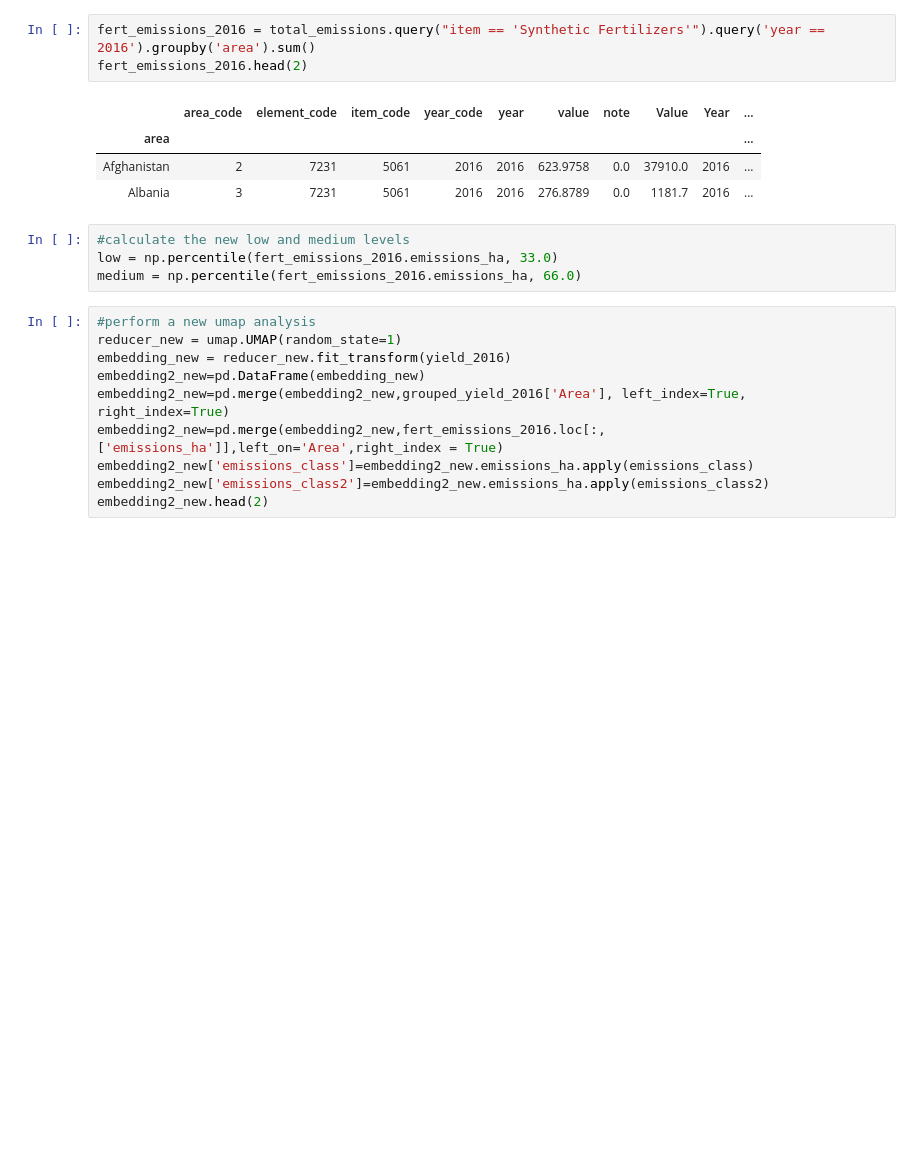
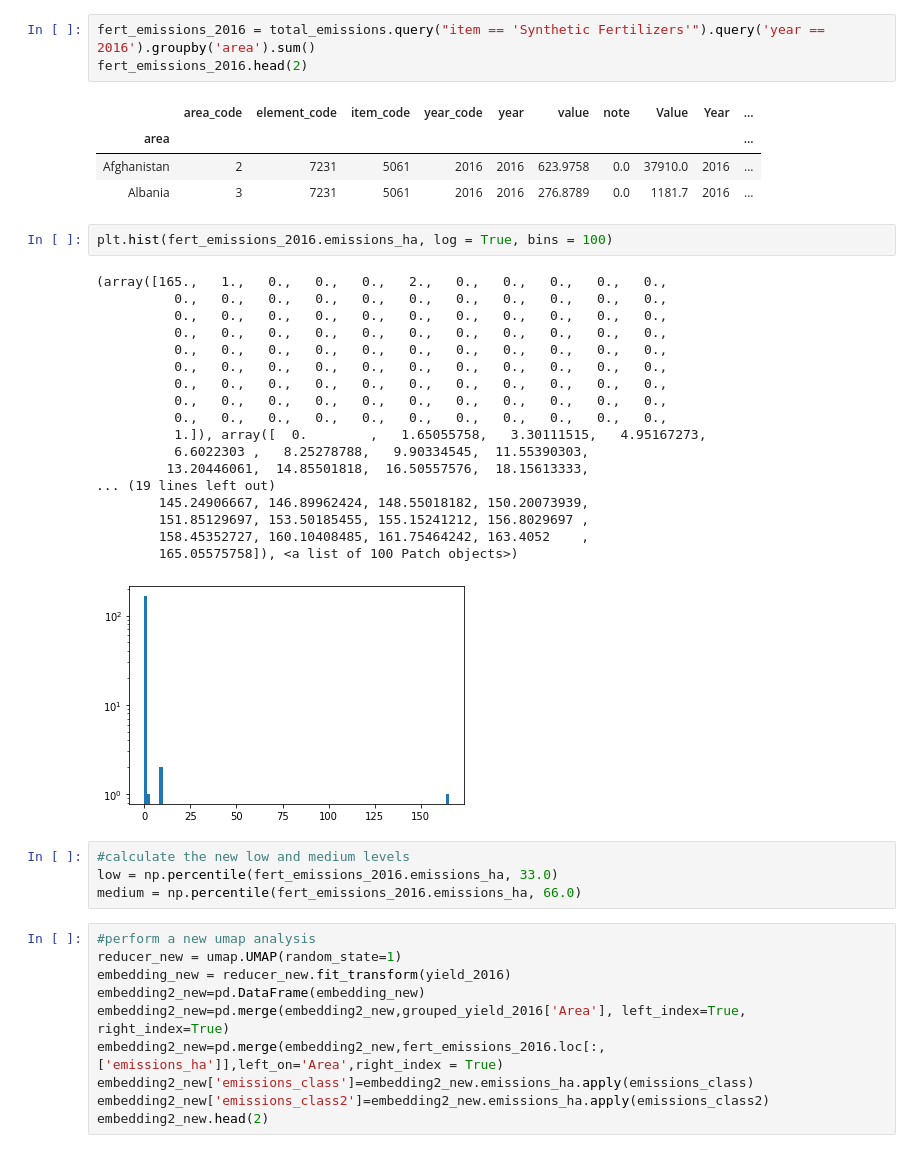
Before and after one commit to amara-slaymaker/ada_project-ada_nakamura, a Jupyter notebook: Skeleton.ipynb, the cells around one changed output. Saved outputs shown, nothing was run; the diff lists cells and outputs as text; blank space fills up the shorter version.

```diff
--- a/Skeleton.ipynb
+++ b/Skeleton.ipynb
@@ -1279,6 +1288,27 @@ fert_emissions_2016.head(2)
 | area |  |  |  |  |  |  |  |  |  | ... |
 | Afghanistan | 2 | 7231 | 5061 | 2016 | 2016 | 623.9758 | 0.0 | 37910.0 | 2016 | ... |
 | Albania | 3 | 7231 | 5061 | 2016 | 2016 | 276.8789 | 0.0 | 1181.7 | 2016 | ... |
+# %%
+plt.hist(fert_emissions_2016.emissions_ha, log = True, bins = 100)
+# %% [output]
+(array([165.,   1.,   0.,   0.,   0.,   2.,   0.,   0.,   0.,   0.,   0.,
+          0.,   0.,   0.,   0.,   0.,   0.,   0.,   0.,   0.,   0.,   0.,
+          0.,   0.,   0.,   0.,   0.,   0.,   0.,   0.,   0.,   0.,   0.,
+          0.,   0.,   0.,   0.,   0.,   0.,   0.,   0.,   0.,   0.,   0.,
+          0.,   0.,   0.,   0.,   0.,   0.,   0.,   0.,   0.,   0.,   0.,
+          0.,   0.,   0.,   0.,   0.,   0.,   0.,   0.,   0.,   0.,   0.,
+          0.,   0.,   0.,   0.,   0.,   0.,   0.,   0.,   0.,   0.,   0.,
+          0.,   0.,   0.,   0.,   0.,   0.,   0.,   0.,   0.,   0.,   0.,
+          0.,   0.,   0.,   0.,   0.,   0.,   0.,   0.,   0.,   0.,   0.,
+          1.]), array([  0.        ,   1.65055758,   3.30111515,   4.95167273,
+          6.6022303 ,   8.25278788,   9.90334545,  11.55390303,
+         13.20446061,  14.85501818,  16.50557576,  18.15613333,
+... (19 lines left out)
+        145.24906667, 146.89962424, 148.55018182, 150.20073939,
+        151.85129697, 153.50185455, 155.15241212, 156.8029697 ,
+        158.45352727, 160.10408485, 161.75464242, 163.4052    ,
+        165.05575758]), <a list of 100 Patch objects>)
+[figure, added]
 # %%
 #calculate the new low and medium levels
 low = np.percentile(fert_emissions_2016.emissions_ha, 33.0)
```
Also changed, not shown: parts of 3 cells of this notebook.
